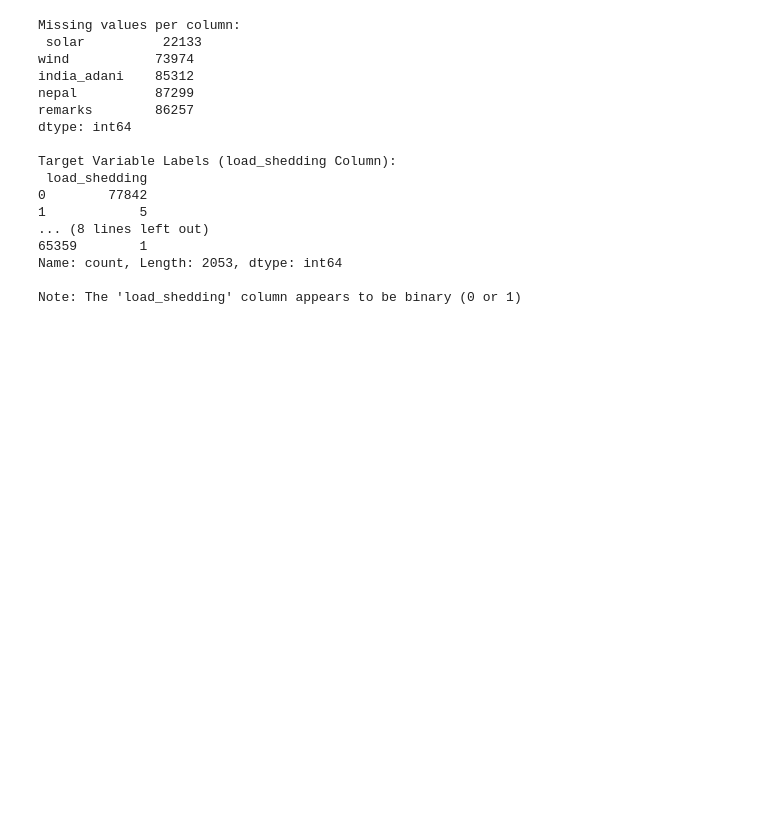
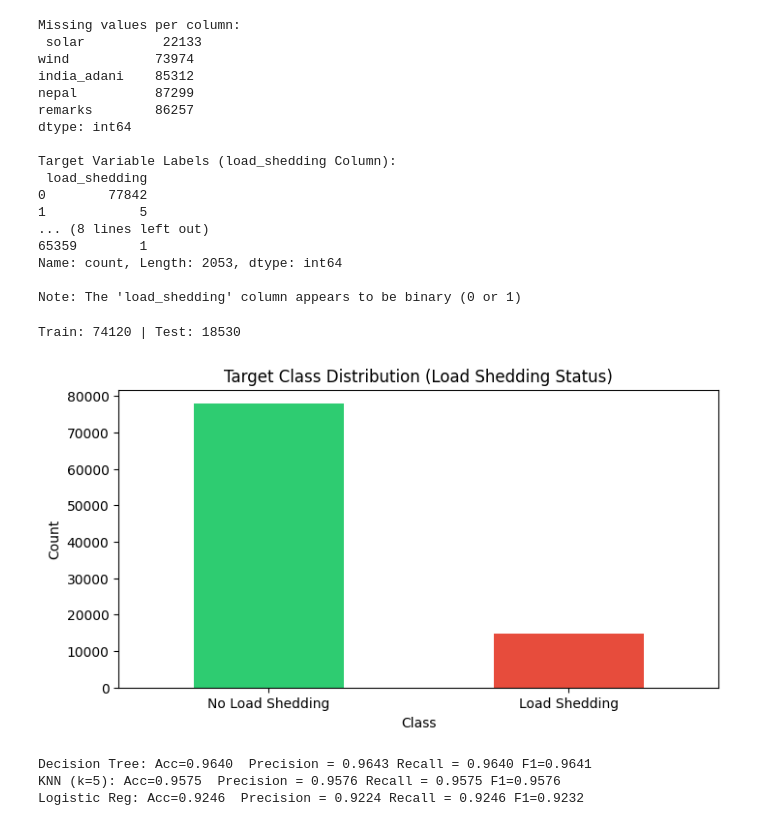
Before and after one commit to sabbirpuspo/LearningforMe, a Jupyter notebook: PGCB_BD.ipynb, the cells around one changed output. Saved outputs shown, nothing was run; the diff lists cells and outputs as text; code cells hidden in the pictures; blank space fills up the shorter version.

```diff
--- a/PGCB_BD.ipynb
+++ b/PGCB_BD.ipynb
@@ -98,3 +98,75 @@ Target Variable Labels (load_shedding Column):
 Name: count, Length: 2053, dtype: int64
 
 Note: The 'load_shedding' column appears to be binary (0 or 1)
+# %%
+# Handle missing values
+df.fillna(df.median(numeric_only=True), inplace=True)
+
+# Create a copy of the DataFrame for processing
+df_processed = df.copy()
+
+# Separate features (X) and target (y)
+# The 'output' column caused a KeyError as it does not exist in the DataFrame.
+# Using 'load_shedding' as the target variable, and converting it to binary (0 or 1)
+# based on whether load_shedding > 0.
+X = df_processed.drop(columns=['load_shedding'])
+y = (df_processed['load_shedding'] > 0).astype(int)
+
+# Drop the 'datetime' column as StandardScaler cannot process it
+X = X.drop(columns=['datetime'])
+
+# Identify categorical columns for one-hot encoding
+categorical_cols = X.select_dtypes(include=['object']).columns
+X = pd.get_dummies(X, columns=categorical_cols, drop_first=True)
+
+# Scale the features
+X_scaled = StandardScaler().fit_transform(X)
+
+X_train, X_test, y_train, y_test = train_test_split(X_scaled, y, test_size=0.2, random_state=20,stratify=y)
+print(f"Train: {X_train.shape[0]} | Test: {X_test.shape[0]}")
+# %% [output]
+Train: 74120 | Test: 18530
+# %%
+labels = ['No Load Shedding', 'Load Shedding'] # Changed to reflect binary target
+
+# Use the preprocessed binary target 'y' instead of 'df['output']'
+counts = y.value_counts().sort_index()
+
+fig, ax = plt.subplots(figsize=(8, 4))
+
+counts.plot.bar(
+    ax=ax,
+    color=['#2ecc71', '#e74c3c'] # Adjusted colors for two classes
+)
+
+ax.set_xticklabels(labels, rotation=0)
+ax.set_title('Target Class Distribution (Load Shedding Status)') # Updated title
+ax.set_xlabel('Class')
+ax.set_ylabel('Count')
+
+plt.show()
+# %% [output]
+[figure, added]
+# %%
+models = {
+    'Decision Tree': DecisionTreeClassifier(random_state=20),
+    'KNN (k=5)':     KNeighborsClassifier(n_neighbors=5),
+    'Logistic Reg':  LogisticRegression(max_iter=1000, random_state=20)
+}
+results, predictions = {}, {}
+
+for name, m in models.items():
+    m.fit(X_train, y_train)
+    yp = m.predict(X_test)
+    predictions[name] = yp
+    results[name] = {
+        'Accuracy':  accuracy_score(y_test, yp),
+        'Precision': precision_score(y_test, yp, average='weighted'),
+        'Recall':    recall_score(y_test, yp, average='weighted'),
+        'F1-Score':  f1_score(y_test, yp, average='weighted')
+    }
+    print(f"{name}: Acc={results[name]['Accuracy']:.4f}  Precision = {results[name]['Precision']:.4f} Recall = {results[name]['Recall']:.4f} F1={results[name]['F1-Score']:.4f}")
+# %% [output]
+Decision Tree: Acc=0.9640  Precision = 0.9643 Recall = 0.9640 F1=0.9641
+KNN (k=5): Acc=0.9575  Precision = 0.9576 Recall = 0.9575 F1=0.9576
+Logistic Reg: Acc=0.9246  Precision = 0.9224 Recall = 0.9246 F1=0.9232
```
Also changed, not shown: parts of 3 cells of this notebook.
